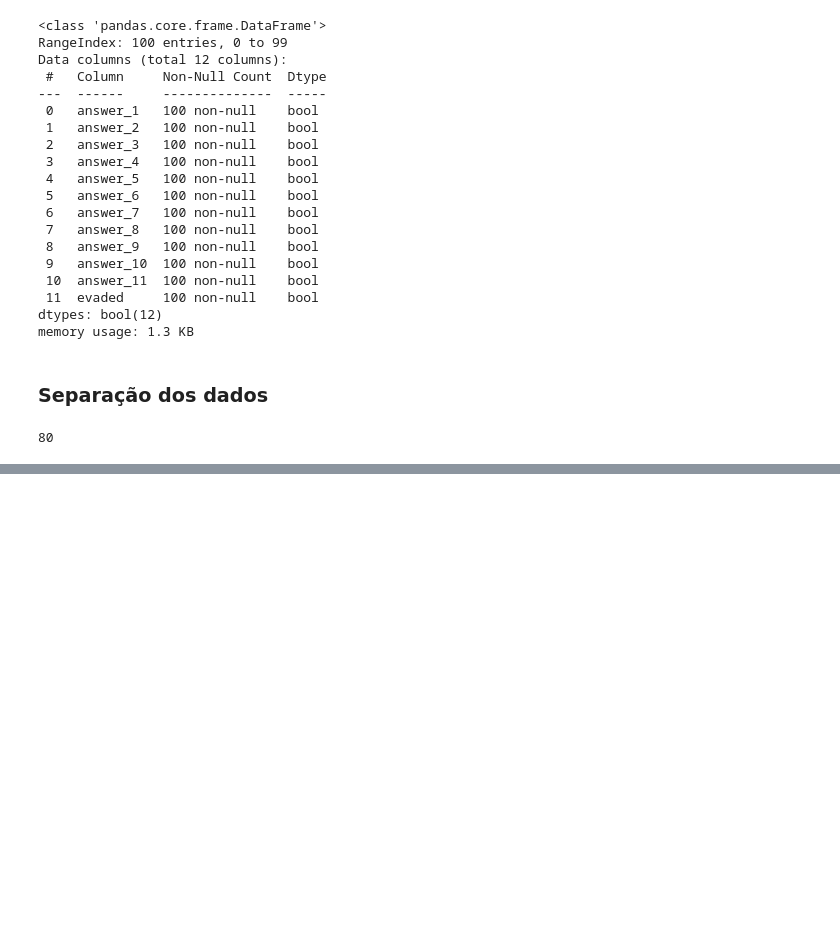
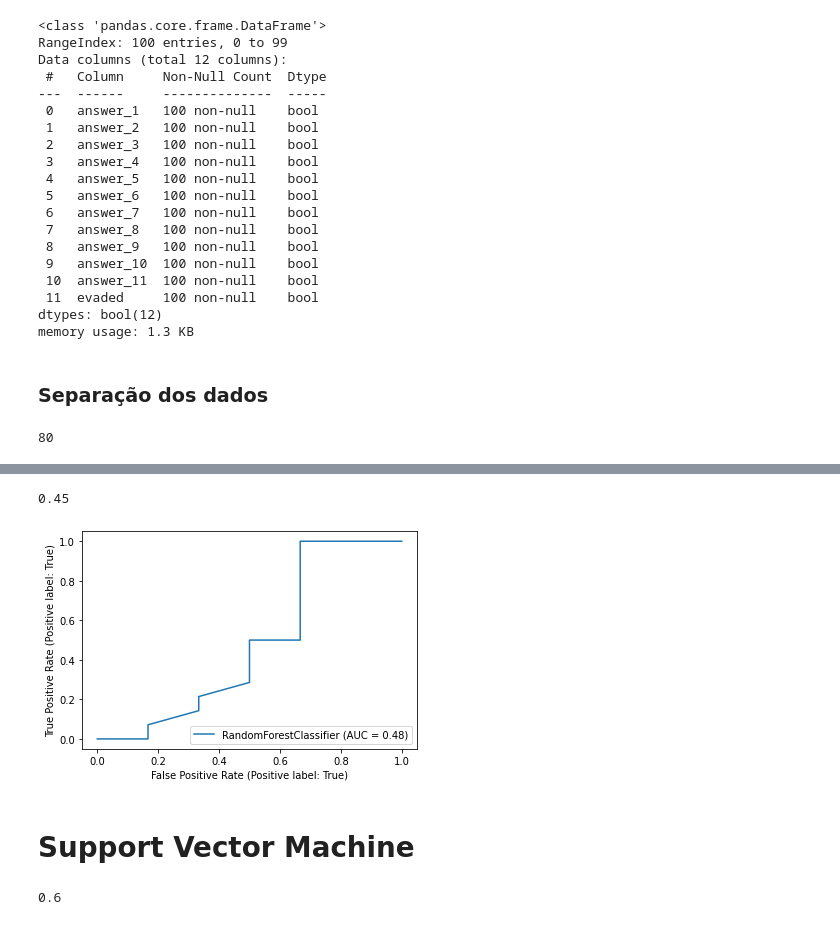
Before and after one commit to danbailo/tcc, a Jupyter notebook: src/Classifier.ipynb, the cells around one changed output, grey strips where cells are left out. Saved outputs shown, nothing was run; the diff lists cells and outputs as text; code cells hidden in the pictures; blank space fills up the shorter version.

```diff
--- a/src/Classifier.ipynb
+++ b/src/Classifier.ipynb
@@ -108,0 +105,22 @@ print(accuracy_score(y_test, y_pred))
+# %%
+from sklearn.ensemble import RandomForestClassifier
+classifier = RandomForestClassifier(n_estimators=100)
+classifier = classifier.fit(X_train, y_train)
+y_pred = classifier.predict(X_test)
+print(accuracy_score(y_test, y_pred))
+# %% [output]
+0.45
+# %%
+random_forest_roc = plot_roc_curve(classifier, X_test, y_test)
+# %% [output]
+[figure, added]
+# %% [markdown]
+# Support Vector Machine
+# %%
+from sklearn.svm import SVC
+classifier = SVC(random_state=42)
+classifier = classifier.fit(X_train, y_train)
+y_pred = classifier.predict(X_test)
+print(accuracy_score(y_test, y_pred))
+# %% [output]
+0.6
```
Also changed, not shown: parts of 25 cells of this notebook.
